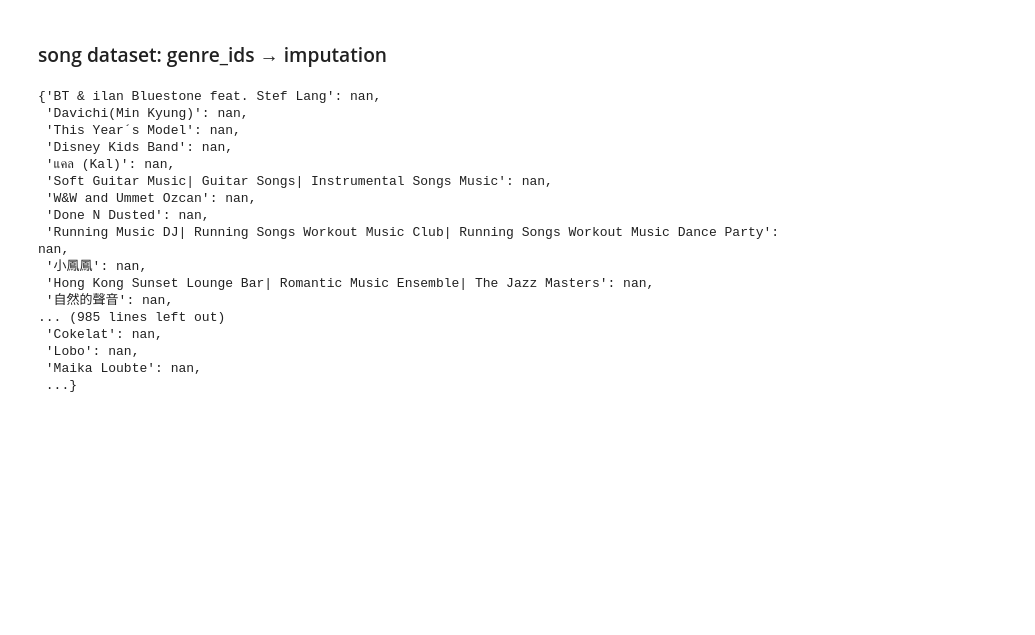
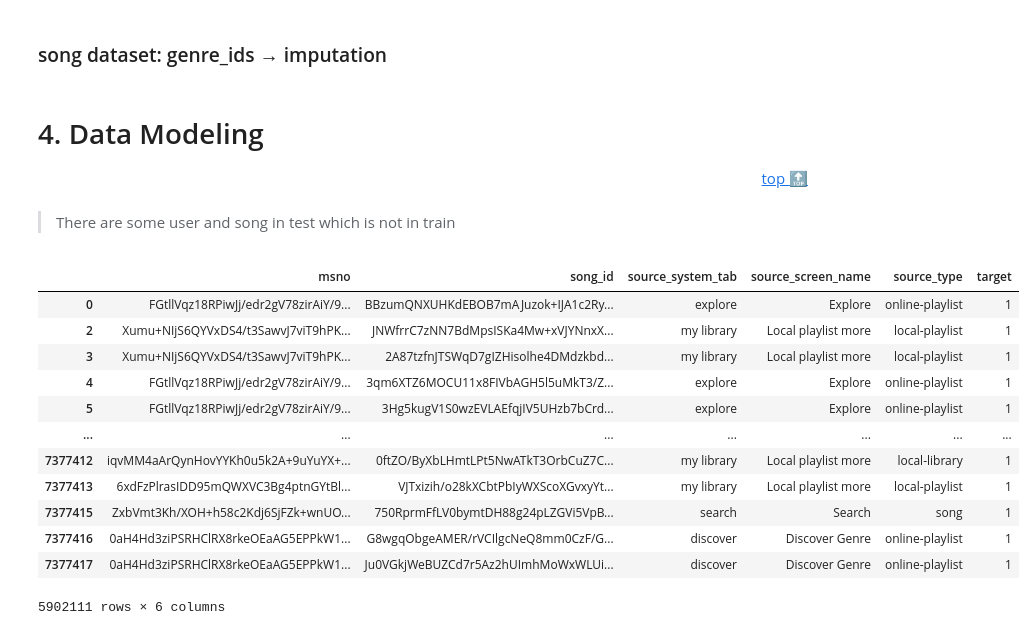
Before and after one commit to dhsong95/Kaggle-Data-Analysis, a Jupyter notebook: WSDM - KKBox's Music Recommendation Challenge/kkbox-music-recommendation-v1.ipynb, the cells around one changed output. Saved outputs shown, nothing was run; the diff lists cells and outputs as text; code cells hidden in the pictures; blank space fills up the shorter version.

```diff
--- a/WSDM - KKBox's Music Recommendation Challenge/kkbox-music-recommendation-v1.ipynb
+++ b/WSDM - KKBox's Music Recommendation Challenge/kkbox-music-recommendation-v1.ipynb
@@ -378,22 +386,35 @@ def impute_genre_ids(df):
 
     return artist_genres
 # %%
-_ = impute_genre_ids(songs_cleaned_df)
+# _ = impute_genre_ids(songs_cleaned_df)
-# %% [output]
-{'BT & ilan Bluestone feat. Stef Lang': nan,
- 'Davichi(Min Kyung)': nan,
- 'This Year´s Model': nan,
- 'Disney Kids Band': nan,
- 'แคล (Kal)': nan,
- 'Soft Guitar Music| Guitar Songs| Instrumental Songs Music': nan,
- 'W&W and Ummet Ozcan': nan,
- 'Done N Dusted': nan,
- 'Running Music DJ| Running Songs Workout Music Club| Running Songs Workout Music Dance Party': nan,
- '小鳳鳳': nan,
- 'Hong Kong Sunset Lounge Bar| Romantic Music Ensemble| The Jazz Masters': nan,
- '自然的聲音': nan,
-... (985 lines left out)
- 'Cokelat': nan,
- 'Lobo': nan,
- 'Maika Loubte': nan,
- ...}
+# %% [markdown]
+# 4. Data Modeling <a id="4"></a>
+<p style="text-align: right;"><a href="#top">top 🔝</a></p>
+# %% [markdown]
+> There are some user and song in test which is not in train
+# %%
+def split_train_validation(df, threshold=0.8):
+    train_validation = df.copy()
+    mask = np.random.rand(len(df)) < threshold
+    train = train_validation[mask]
+    validation = train_validation[~mask]
+
+    return train, validation
+# %%
+train_split_df, validation_split_df = split_train_validation(train_df)
+# %%
+train_split_df
+# %% [output]
+|  | msno | song_id | source_system_tab | source_screen_name | source_type | target |
+| 0 | FGtllVqz18RPiwJj/edr2gV78zirAiY/9... | BBzumQNXUHKdEBOB7mAJuzok+IJA1c2Ry... | explore | Explore | online-playlist | 1 |
+| 2 | Xumu+NIjS6QYVxDS4/t3SawvJ7viT9hPK... | JNWfrrC7zNN7BdMpsISKa4Mw+xVJYNnxX... | my library | Local playlist more | local-playlist | 1 |
+| 3 | Xumu+NIjS6QYVxDS4/t3SawvJ7viT9hPK... | 2A87tzfnJTSWqD7gIZHisolhe4DMdzkbd... | my library | Local playlist more | local-playlist | 1 |
+| 4 | FGtllVqz18RPiwJj/edr2gV78zirAiY/9... | 3qm6XTZ6MOCU11x8FIVbAGH5l5uMkT3/Z... | explore | Explore | online-playlist | 1 |
+| 5 | FGtllVqz18RPiwJj/edr2gV78zirAiY/9... | 3Hg5kugV1S0wzEVLAEfqjIV5UHzb7bCrd... | explore | Explore | online-playlist | 1 |
+| ... | ... | ... | ... | ... | ... | ... |
+| 7377412 | iqvMM4aArQynHovYYKh0u5k2A+9uYuYX+... | 0ftZO/ByXbLHmtLPt5NwATkT3OrbCuZ7C... | my library | Local playlist more | local-library | 1 |
+| 7377413 | 6xdFzPlrasIDD95mQWXVC3Bg4ptnGYtBl... | VJTxizih/o28kXCbtPbIyWXScoXGvxyYt... | my library | Local playlist more | local-playlist | 1 |
+| 7377415 | ZxbVmt3Kh/XOH+h58c2Kdj6SjFZk+wnUO... | 750RprmFfLV0bymtDH88g24pLZGVi5VpB... | search | Search | song | 1 |
+| 7377416 | 0aH4Hd3ziPSRHClRX8rkeOEaAG5EPPkW1... | G8wgqObgeAMER/rVCIlgcNeQ8mm0CzF/G... | discover | Discover Genre | online-playlist | 1 |
+| 7377417 | 0aH4Hd3ziPSRHClRX8rkeOEaAG5EPPkW1... | Ju0VGkjWeBUZCd7r5Az2hUImhMoWxWLUi... | discover | Discover Genre | online-playlist | 1 |
+5902111 rows × 6 columns
```
Also changed, not shown: parts of 30 cells of this notebook.
